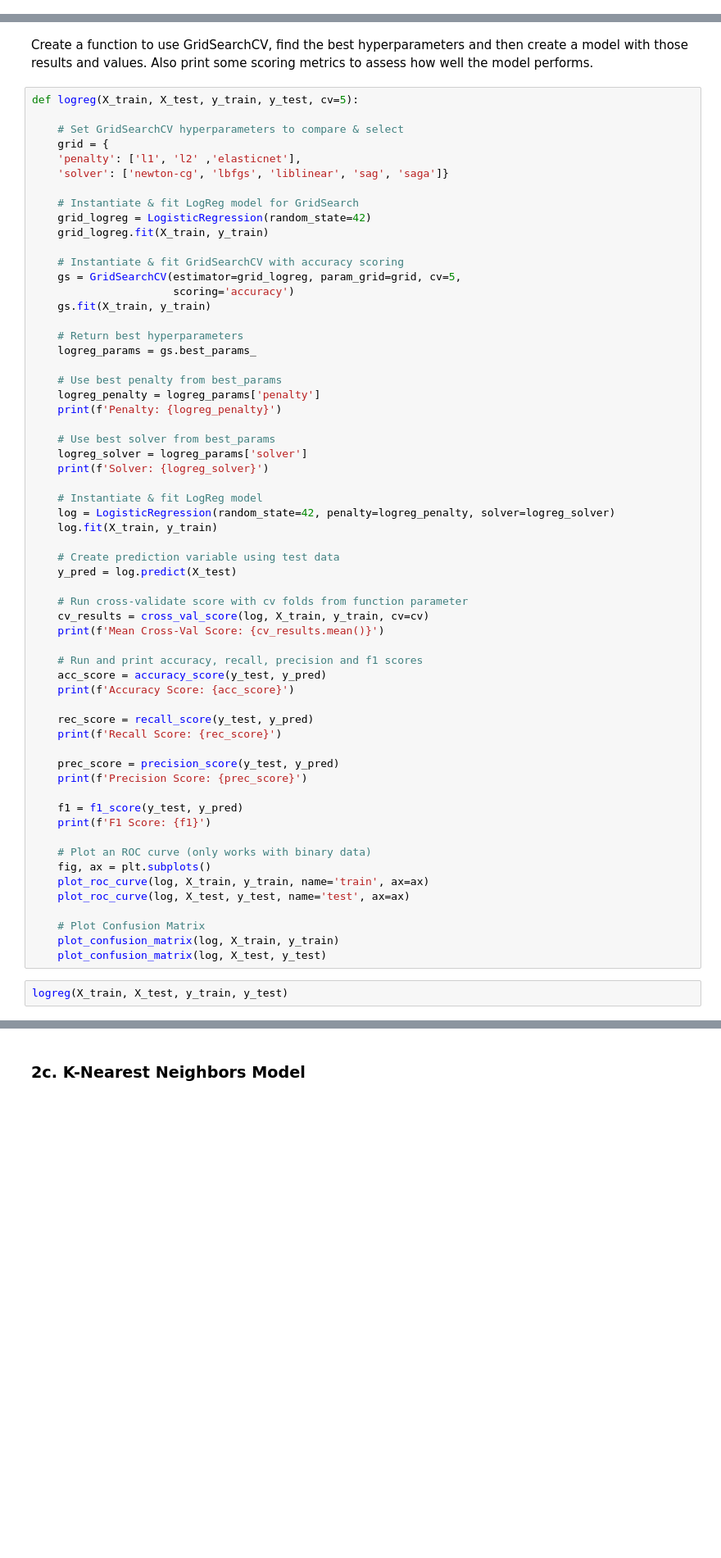
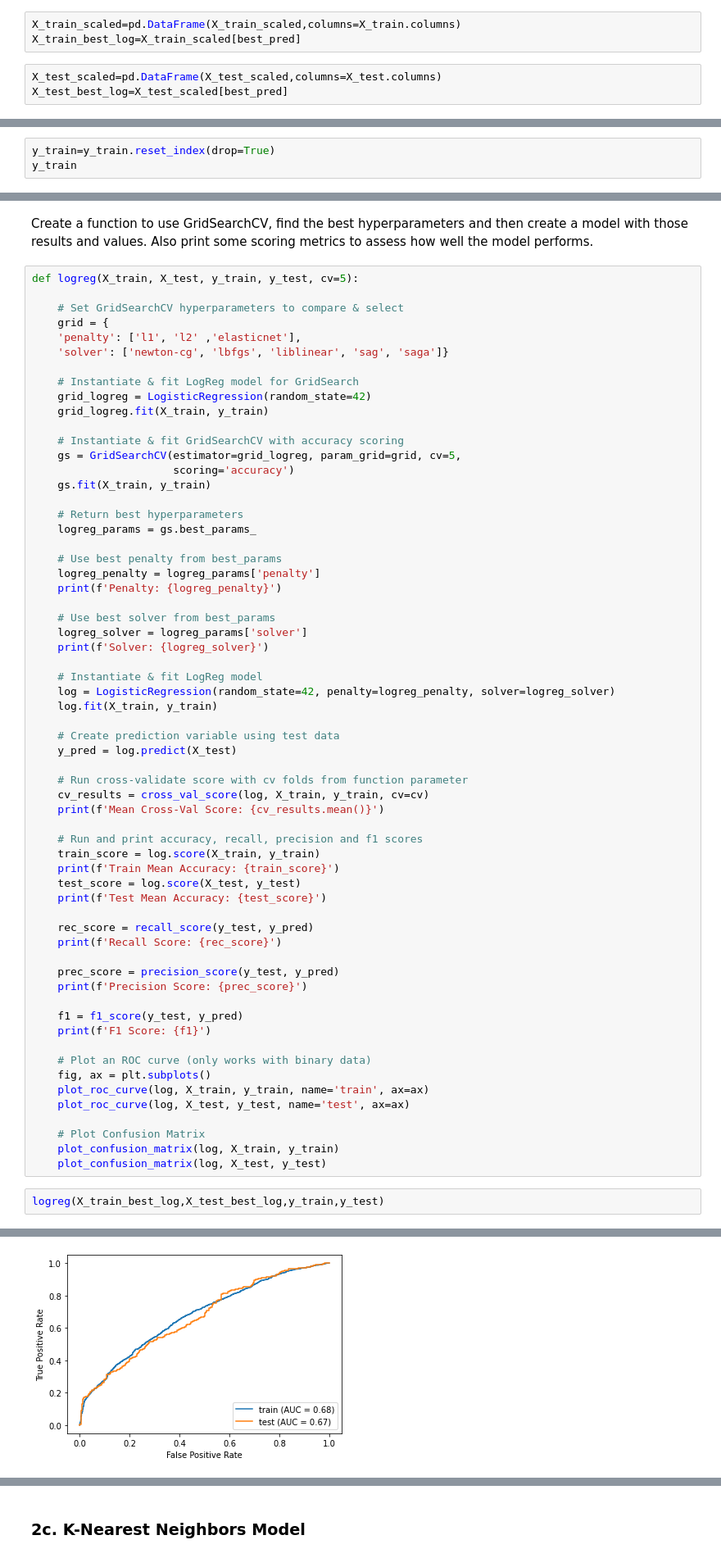
Before and after one commit to MatthewR1021/Machine-Learning-Madness, a Jupyter notebook: Matt_and_Paul_Notebook_COPY.ipynb, the cells around one changed output, grey strips where cells are left out. Shown: that part at 82% size. Drawn from its saved outputs; the diff is of its cells as text; blank space fills up the shorter version.

```diff
--- a/Matt_and_Paul_Notebook_COPY.ipynb
+++ b/Matt_and_Paul_Notebook_COPY.ipynb
@@ -50,0 +99,6 @@ X_train_scaled, X_test_scaled = stand_scale(X_train, X_test)
+# %%
+X_train_scaled=pd.DataFrame(X_train_scaled,columns=X_train.columns)
+X_train_best_log=X_train_scaled[best_pred]
+# %%
+X_test_scaled=pd.DataFrame(X_test_scaled,columns=X_test.columns)
+X_test_best_log=X_test_scaled[best_pred]
@@ -50,0 +109,3 @@ X_train_scaled, X_test_scaled = stand_scale(X_train, X_test)
+# %%
+y_train=y_train.reset_index(drop=True)
+y_train
@@ -92,8 +187,10 @@ def logreg(X_train, X_test, y_train, y_test, cv=5):
     print(f'Mean Cross-Val Score: {cv_results.mean()}')
 
     # Run and print accuracy, recall, precision and f1 scores
-    acc_score = accuracy_score(y_test, y_pred)
-    print(f'Accuracy Score: {acc_score}')
+    train_score = log.score(X_train, y_train)
+    print(f'Train Mean Accuracy: {train_score}')
+    test_score = log.score(X_test, y_test)
+    print(f'Test Mean Accuracy: {test_score}')
 
     rec_score = recall_score(y_test, y_pred)
     print(f'Recall Score: {rec_score}')
@@ -113,4 +210,5 @@ def logreg(X_train, X_test, y_train, y_test, cv=5):
     plot_confusion_matrix(log, X_train, y_train)
     plot_confusion_matrix(log, X_test, y_test)
 # %%
-logreg(X_train, X_test, y_train, y_test)
+logreg(X_train_best_log,X_test_best_log,y_train,y_test)
+# %% [output]
@@ -116,0 +223 @@ logreg(X_train, X_test, y_train, y_test)
+[figure, added]
```
Also changed, not shown: parts of 28 cells of this notebook.
